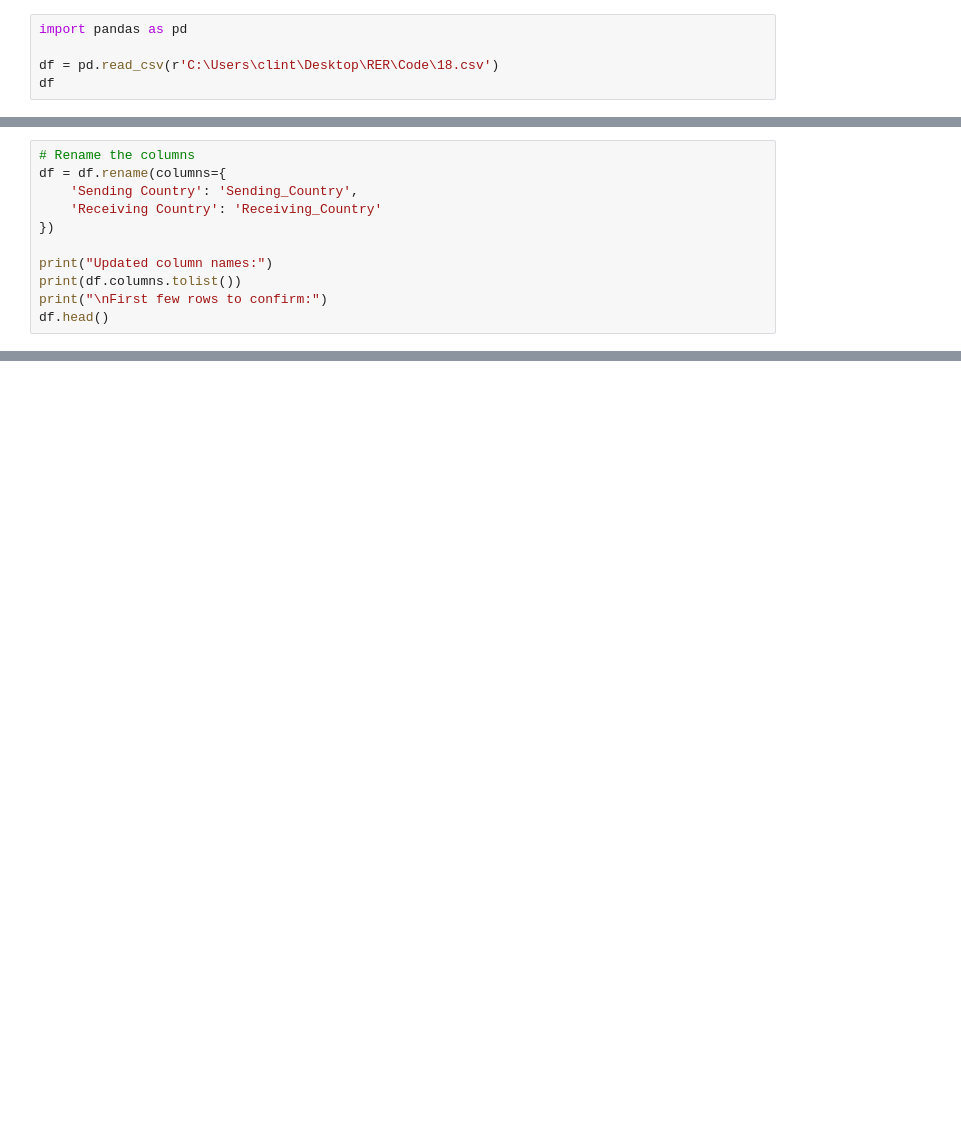
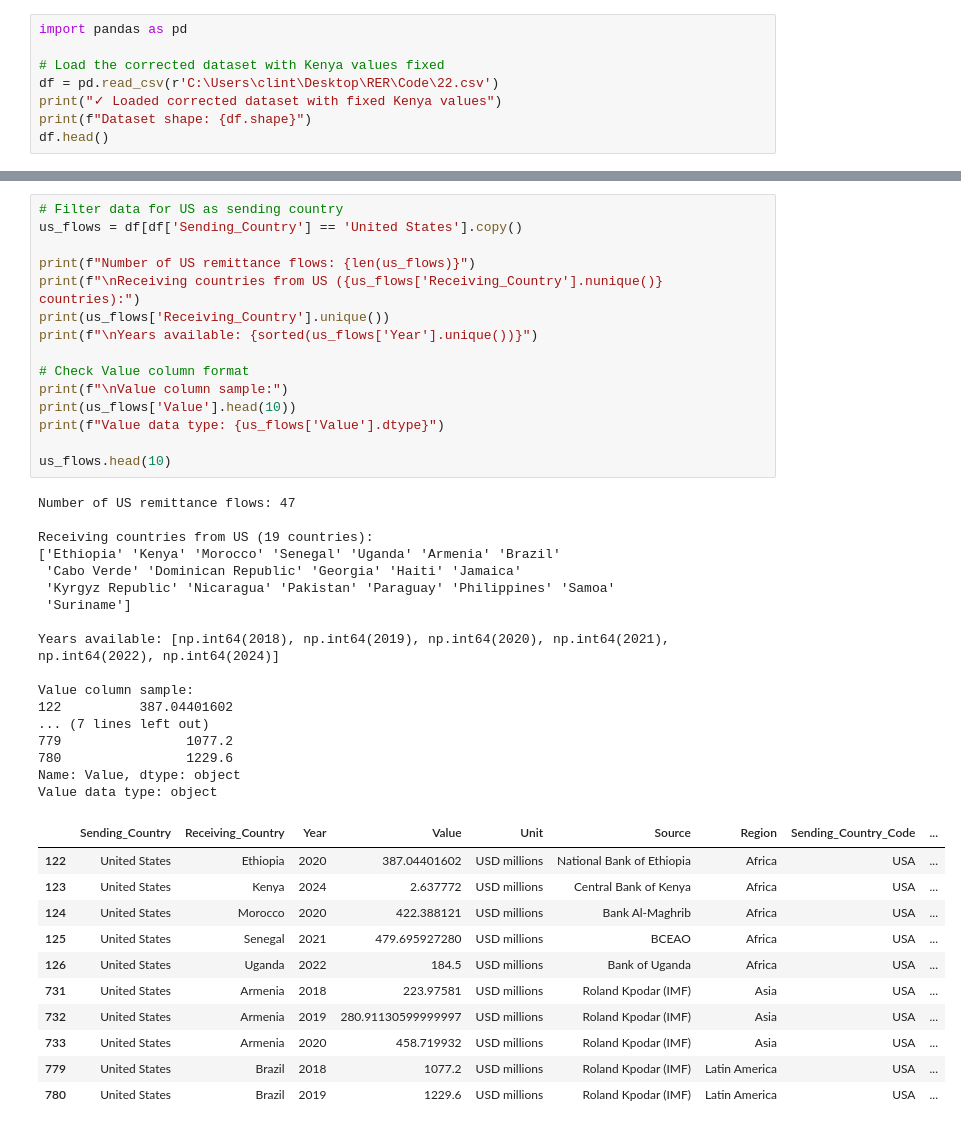
Before and after one commit to WilliamClintC/RER, a Jupyter notebook: Code/22.ipynb, the cells around one changed output, grey strips where cells are left out. Saved outputs shown, nothing was run; the diff lists cells and outputs as text; blank space fills up the shorter version.

Commit message:
finished data validation

```diff
--- a/Code/22.ipynb
+++ b/Code/22.ipynb
@@ -1,6 +1,9 @@
 # %%
 import pandas as pd
 
-df = pd.read_csv(r'C:\Users\clint\Desktop\RER\Code\18.csv')
-df
+# Load the corrected dataset with Kenya values fixed
+df = pd.read_csv(r'C:\Users\clint\Desktop\RER\Code\22.csv')
+print("✓ Loaded corrected dataset with fixed Kenya values")
+print(f"Dataset shape: {df.shape}")
+df.head()
 # %% [output]
@@ -47,11 +37,0 @@ Dataframe shape: (3980, 7)
-# %%
-# Rename the columns
-df = df.rename(columns={
-    'Sending Country': 'Sending_Country',
-    'Receiving Country': 'Receiving_Country'
-})
-
-print("Updated column names:")
-print(df.columns.tolist())
-print("\nFirst few rows to confirm:")
-df.head()
@@ -1193,0 +38,44 @@ Columns: 11
+# %%
+# Filter data for US as sending country
+us_flows = df[df['Sending_Country'] == 'United States'].copy()
+
+print(f"Number of US remittance flows: {len(us_flows)}")
+print(f"\nReceiving countries from US ({us_flows['Receiving_Country'].nunique()} countries):")
+print(us_flows['Receiving_Country'].unique())
+print(f"\nYears available: {sorted(us_flows['Year'].unique())}")
+
+# Check Value column format
+print(f"\nValue column sample:")
+print(us_flows['Value'].head(10))
+print(f"Value data type: {us_flows['Value'].dtype}")
+
+us_flows.head(10)
+# %% [output]
+Number of US remittance flows: 47
+
+Receiving countries from US (19 countries):
+['Ethiopia' 'Kenya' 'Morocco' 'Senegal' 'Uganda' 'Armenia' 'Brazil'
+ 'Cabo Verde' 'Dominican Republic' 'Georgia' 'Haiti' 'Jamaica'
+ 'Kyrgyz Republic' 'Nicaragua' 'Pakistan' 'Paraguay' 'Philippines' 'Samoa'
+ 'Suriname']
+
+Years available: [np.int64(2018), np.int64(2019), np.int64(2020), np.int64(2021), np.int64(2022), np.int64(2024)]
+
+Value column sample:
+122          387.04401602
+... (7 lines left out)
+779                1077.2
+780                1229.6
+Name: Value, dtype: object
+Value data type: object
+|  | Sending_Country | Receiving_Country | Year | Value | Unit | Source | Region | Sending_Country_Code | ... |
+| 122 | United States | Ethiopia | 2020 | 387.04401602 | USD millions | National Bank of Ethiopia | Africa | USA | ... |
+| 123 | United States | Kenya | 2024 | 2.637772 | USD millions | Central Bank of Kenya | Africa | USA | ... |
+| 124 | United States | Morocco | 2020 | 422.388121 | USD millions | Bank Al-Maghrib | Africa | USA | ... |
+| 125 | United States | Senegal | 2021 | 479.695927280 | USD millions | BCEAO | Africa | USA | ... |
+| 126 | United States | Uganda | 2022 | 184.5 | USD millions | Bank of Uganda | Africa | USA | ... |
+| 731 | United States | Armenia | 2018 | 223.97581 | USD millions | Roland Kpodar (IMF) | Asia | USA | ... |
+| 732 | United States | Armenia | 2019 | 280.91130599999997 | USD millions | Roland Kpodar (IMF) | Asia | USA | ... |
+| 733 | United States | Armenia | 2020 | 458.719932 | USD millions | Roland Kpodar (IMF) | Asia | USA | ... |
+| 779 | United States | Brazil | 2018 | 1077.2 | USD millions | Roland Kpodar (IMF) | Latin America | USA | ... |
+| 780 | United States | Brazil | 2019 | 1229.6 | USD millions | Roland Kpodar (IMF) | Latin America | USA | ... |
```
Also changed, not shown: parts of 28 cells of this notebook, 53 other files.
